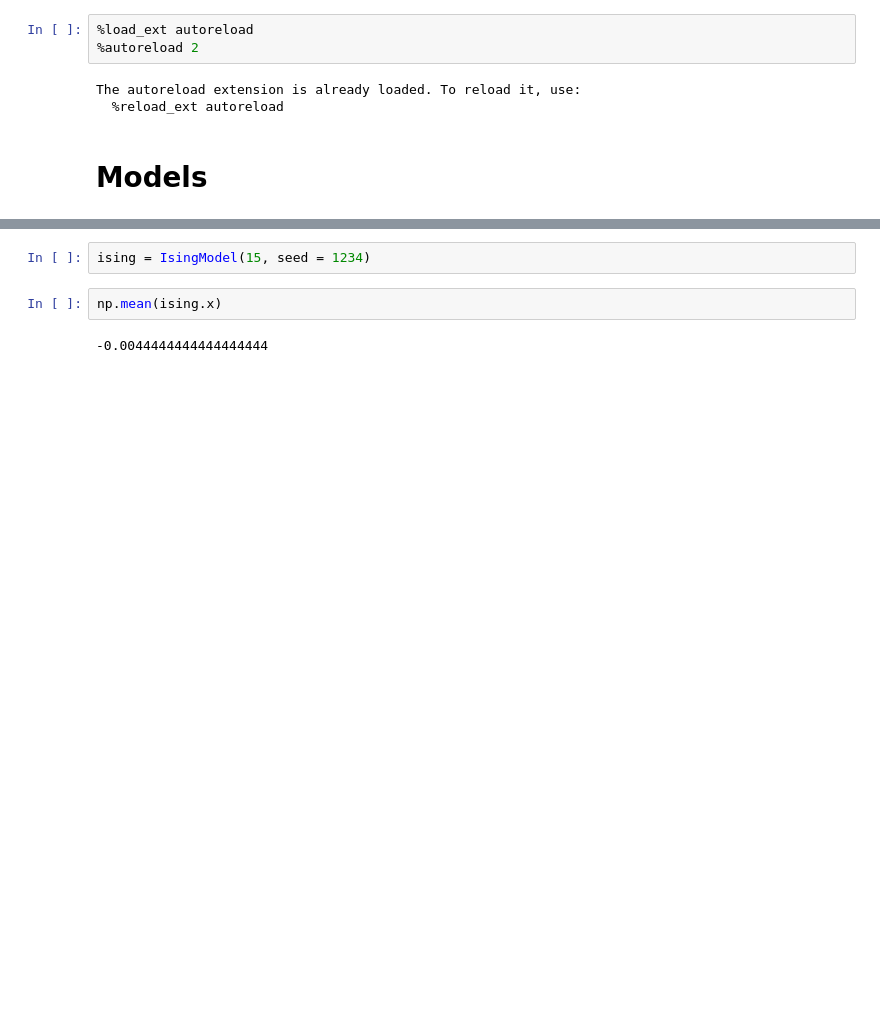
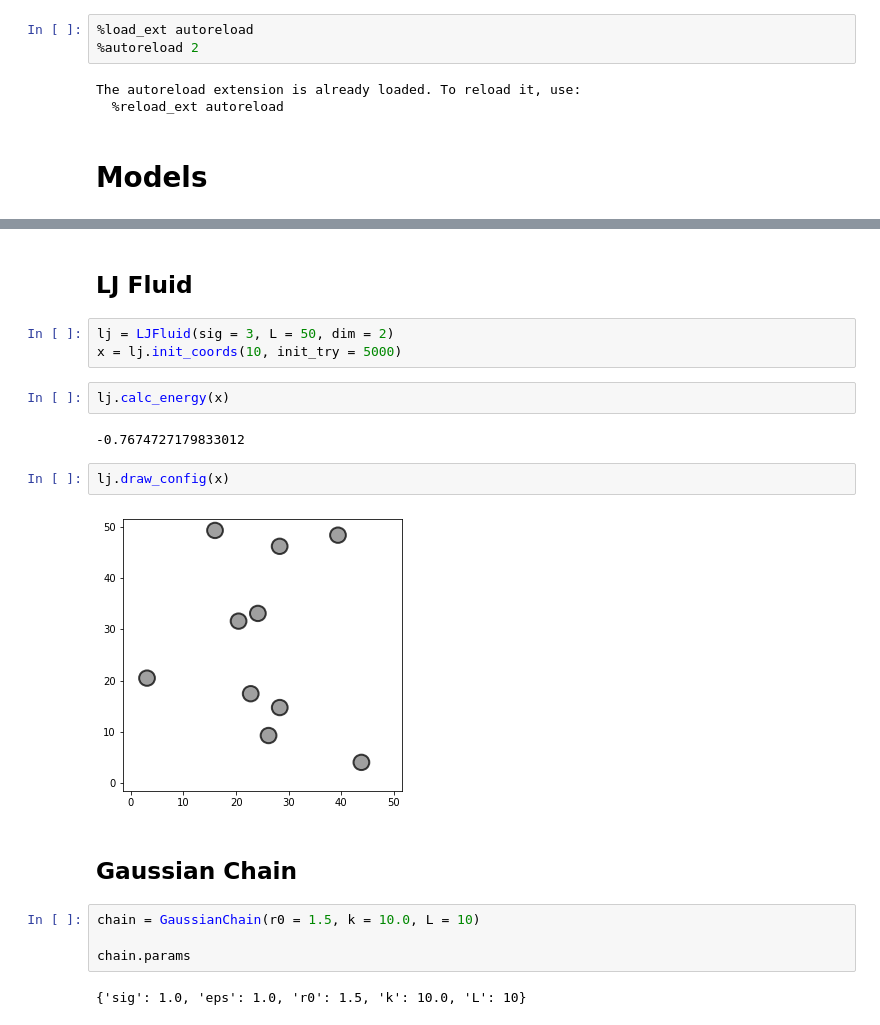
Before and after one commit to jbinagia/CS-230-Final-Project, a Jupyter notebook: development.ipynb, the cells around one changed output, grey strips where cells are left out. Cells and saved outputs as stored; diff of their text form; blank space fills up the shorter version.

```diff
--- a/development.ipynb
+++ b/development.ipynb
@@ -23,6 +36,21 @@ from models.ising import IsingModel
-# %%
-ising = IsingModel(15, seed = 1234)
-# %%
-np.mean(ising.x)
-# %% [output]
--0.0044444444444444444
+# %% [markdown]
+## LJ Fluid
+# %%
+lj = LJFluid(sig = 3, L = 50, dim = 2)
+x = lj.init_coords(10, init_try = 5000)
+# %%
+lj.calc_energy(x)
+# %% [output]
+-0.7674727179833012
+# %%
+lj.draw_config(x)
+# %% [output]
+[figure, added]
+# %% [markdown]
+## Gaussian Chain
+# %%
+chain = GaussianChain(r0 = 1.5, k = 10.0, L = 10)
+
+chain.params
+# %% [output]
+{'sig': 1.0, 'eps': 1.0, 'r0': 1.5, 'k': 10.0, 'L': 10}
```
Also changed, not shown: parts of 21 cells of this notebook, 8 other files.
